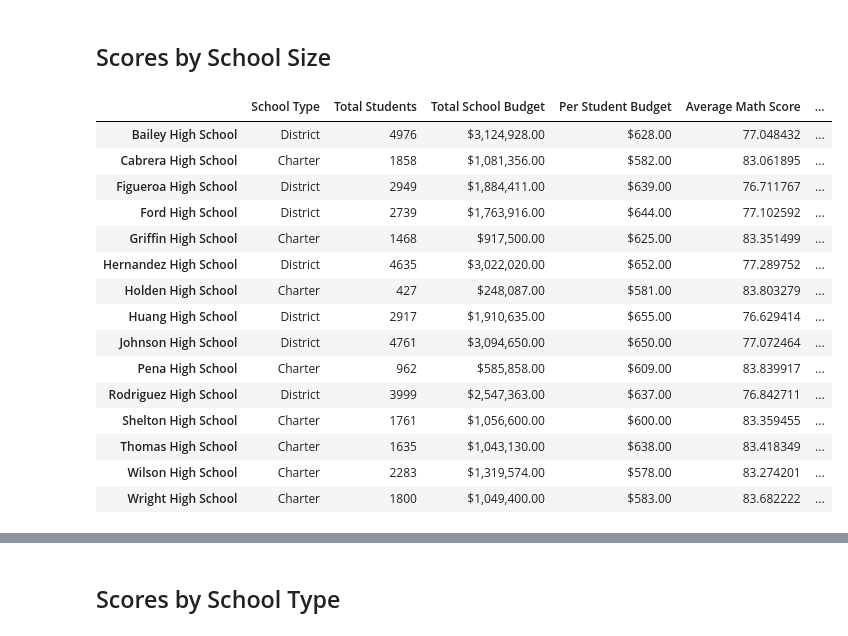
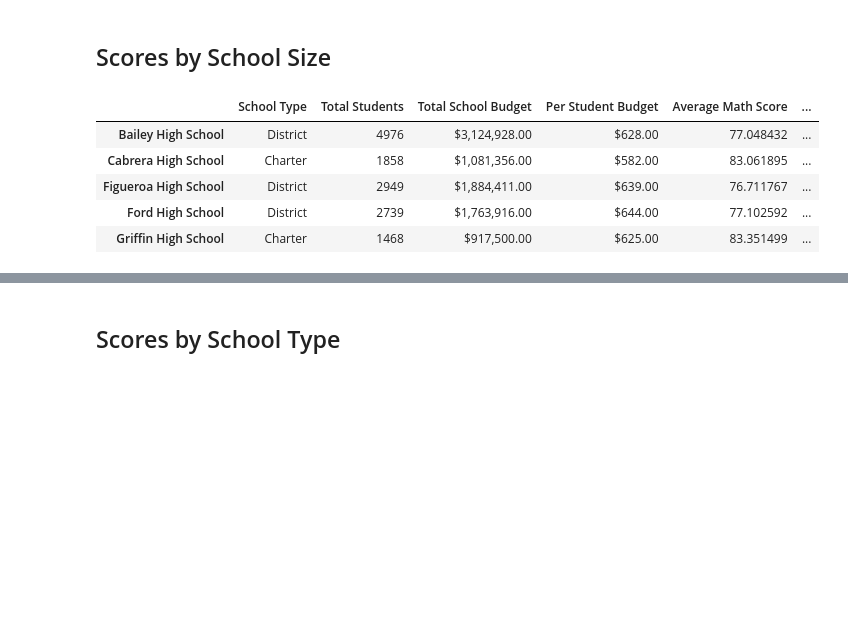
Before and after one commit to damiencrim/Pandas-Project, a Jupyter notebook: Pandas PyCity/PyCitySchools_starter.ipynb, the cells around one changed output, grey strips where cells are left out. Saved outputs shown, nothing was run; the diff lists cells and outputs as text; code cells hidden in the pictures; blank space fills up the shorter version.

```diff
--- a/Pandas test/Starter_Code/PyCitySchools/PyCitySchools_starter.ipynb
+++ b/Pandas PyCity/PyCitySchools_starter.ipynb
@@ -135,0 +223,12 @@ school_students_passing_math =
+# %%
+# Calculate the number of students per school with reading scores of 70 or higher
+
+# Calculate the number of students per school with math scores of 70 or higher
+passing_reading_series = school_data_complete["reading_score"] >= MIN_PASSING_SCORE
+# students_passing_math
+students_passing_reading_df = school_data_complete[passing_reading_series]
+print(students_passing_reading_df.shape)
+
+
+per_school_pass_reading_series = students_passing_reading_df.groupby("school_name").count()["student_name"]
+per_school_pass_reading_series
@@ -136,4 +254,5 @@ school_students_passing_math =
 # %%
-# Calculate the number of students per school with reading scores of 70 or higher
-students_passing_reading =
-school_students_passing_reading =
+# Use the provided code to calculate the number of students per school that passed both math and reading with scores of 70 or higher
+students_passing_math_and_reading = school_data_complete[passing_reading_series & passing_math_series]
+perschool_students_passing_math_and_reading = students_passing_math_and_reading.groupby(["school_name"]).size()
+perschool_students_passing_math_and_reading
@@ -146,5 +277,6 @@ school_students_passing_math_and_reading = students_passing_math_and_reading.gro
 # %%
 # Use the provided code to calculate the passing rates
-per_school_passing_math = school_students_passing_math / per_school_counts * 100
-per_school_passing_reading = school_students_passing_reading / per_school_counts * 100
-overall_passing_rate = school_students_passing_math_and_reading / per_school_counts * 100
+per_school_passing_math = (per_school_pass_math_series / per_school_counts) * 100
+per_school_passing_reading = (per_school_pass_reading_series / per_school_counts) * 100
+overall_passing_rate = (perschool_students_passing_math_and_reading / per_school_counts) * 100
+overall_passing_rate
@@ -151,6 +300,17 @@ overall_passing_rate = school_students_passing_math_and_reading / per_school_cou
 # %%
 # Create a DataFrame called `per_school_summary` with columns for the calculations above.
-per_school_summary =
+per_school_summary = pd.DataFrame({
+    "School Type" : school_type,
+    "Total Students" : students_perschool,
+    "Total School Budget" : budget_per_school,
+    "Per Student Budget" : cost_per_student,
+    "Average Math Score" : per_school_math,
+    "Average Reading Score" : per_school_reading,
+    "% Passing Math" : per_school_passing_math,
+    "% Passing Reading" : per_school_passing_reading,
+    "Overall Passing" : overall_passing_rate
+})
+
 
 # Formatting
 per_school_summary["Total School Budget"] = per_school_summary["Total School Budget"].map("${:,.2f}".format)
@@ -341,26 +540,17 @@ labels = ["Small (<1000)", "Medium (1000-2000)", "Large (2000-5000)"]
 # %%
 # Categorize the spending based on the bins
 # Use `pd.cut` on the "Total Students" column of the `per_school_summary` DataFrame.
 
-per_school_summary["School Size"] =
-per_school_summary
+per_school_summary["School Size"] = pd.cut(students_perschool ,size_bins,labels = labels, include_lowest=True)
+
+per_school_summary.head()
 # %% [output]
 |  | School Type | Total Students | Total School Budget | Per Student Budget | Average Math Score | ... |
 | Bailey High School | District | 4976 | $3,124,928.00 | $628.00 | 77.048432 | ... |
 | Cabrera High School | Charter | 1858 | $1,081,356.00 | $582.00 | 83.061895 | ... |
 | Figueroa High School | District | 2949 | $1,884,411.00 | $639.00 | 76.711767 | ... |
 | Ford High School | District | 2739 | $1,763,916.00 | $644.00 | 77.102592 | ... |
 | Griffin High School | Charter | 1468 | $917,500.00 | $625.00 | 83.351499 | ... |
-| Hernandez High School | District | 4635 | $3,022,020.00 | $652.00 | 77.289752 | ... |
-| Holden High School | Charter | 427 | $248,087.00 | $581.00 | 83.803279 | ... |
-| Huang High School | District | 2917 | $1,910,635.00 | $655.00 | 76.629414 | ... |
-| Johnson High School | District | 4761 | $3,094,650.00 | $650.00 | 77.072464 | ... |
-| Pena High School | Charter | 962 | $585,858.00 | $609.00 | 83.839917 | ... |
-| Rodriguez High School | District | 3999 | $2,547,363.00 | $637.00 | 76.842711 | ... |
-| Shelton High School | Charter | 1761 | $1,056,600.00 | $600.00 | 83.359455 | ... |
-| Thomas High School | Charter | 1635 | $1,043,130.00 | $638.00 | 83.418349 | ... |
-| Wilson High School | Charter | 2283 | $1,319,574.00 | $578.00 | 83.274201 | ... |
-| Wright High School | Charter | 1800 | $1,049,400.00 | $583.00 | 83.682222 | ... |
 # %%
 # Calculate averages for the desired columns.
 size_math_scores = per_school_summary.groupby(["School Size"])["Average Math Score"].mean()
```
Also changed, not shown: parts of 26 cells of this notebook, 9 other files.
